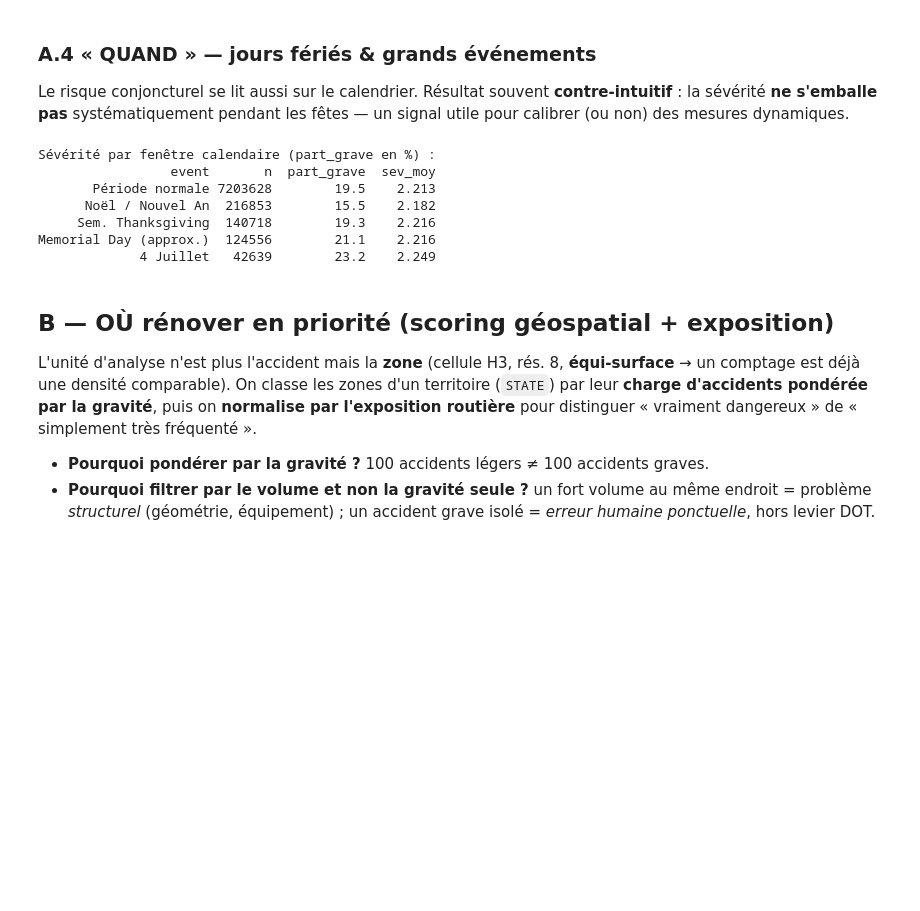
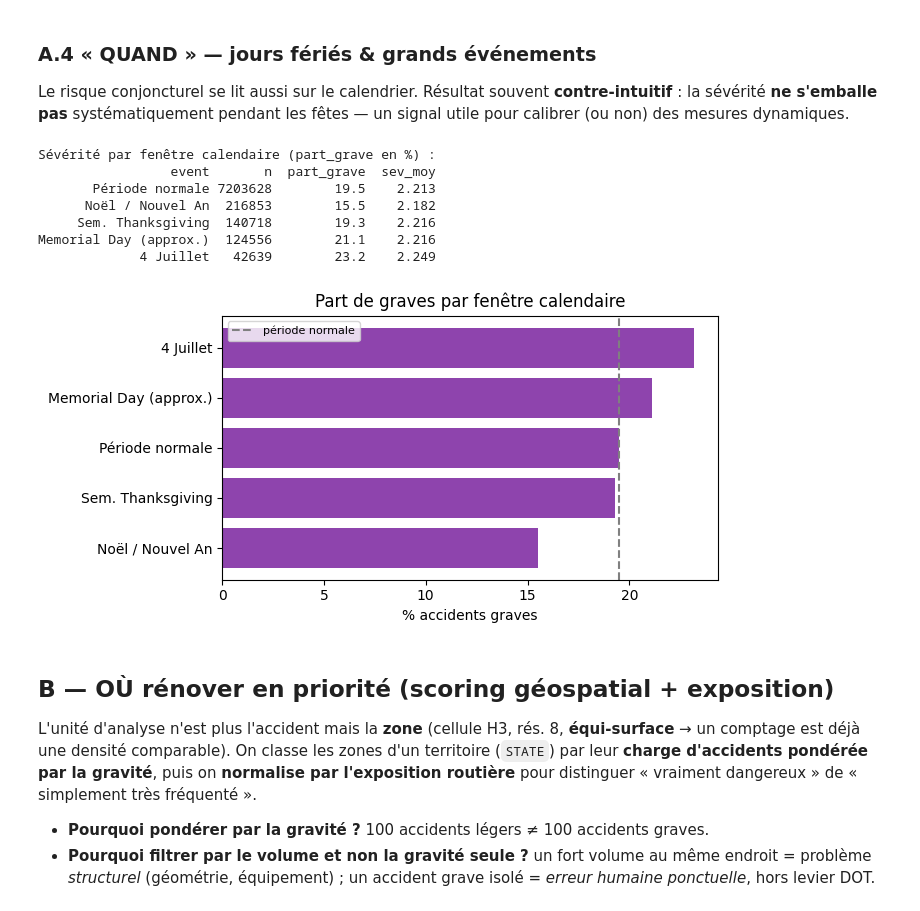
Before and after one commit to SabaMG/xploring, a Jupyter notebook: rendu/notebook.ipynb, the cells around one changed output. Saved outputs shown, nothing was run; the diff lists cells and outputs as text; code cells hidden in the pictures; blank space fills up the shorter version.

```diff
--- a/rendu/notebook.ipynb
+++ b/rendu/notebook.ipynb
@@ -435,28 +458,39 @@ Le risque conjoncturel se lit aussi sur le calendrier. Résultat souvent **contr
 # %%
 # Sévérité / volume pendant des fenêtres calendaires marquantes (vs période normale)
 mo, dy = F.month("start_time"), F.dayofmonth("start_time")
 ev = (F.when(((mo == 12) & (dy >= 24)) | ((mo == 1) & (dy <= 2)), "Noël / Nouvel An")
         .when((mo == 11) & (dy >= 22) & (dy <= 28), "Sem. Thanksgiving")
         .when((mo == 7) & (dy >= 3) & (dy <= 5), "4 Juillet")
         .when((mo == 5) & (dy >= 25), "Memorial Day (approx.)")
         .otherwise("Période normale"))
 evt = (clean_df.withColumn("event", ev)
        .groupBy("event").agg(F.count("*").alias("n"),
                              F.mean("grave").alias("part_grave"),
                              F.mean("severity").alias("sev_moy"))
        .orderBy(F.desc("n")).toPandas())
 evt["part_grave"] = (evt["part_grave"] * 100).round(1)
 evt["sev_moy"] = evt["sev_moy"].round(3)
 print("Sévérité par fenêtre calendaire (part_grave en %) :")
 print(evt.to_string(index=False))
+
+fig, ax = plt.subplots(figsize=(7, 3.6))
+e = evt.sort_values("part_grave")
+ax.barh(e["event"], e["part_grave"], color="#8e44ad")
+ref = evt.loc[evt["event"] == "Période normale", "part_grave"]
+if len(ref):
+    ax.axvline(ref.iloc[0], ls="--", c="grey", label="période normale")
+    ax.legend(fontsize=8)
+ax.set_xlabel("% accidents graves"); ax.set_title("Part de graves par fenêtre calendaire")
+plt.tight_layout(); plt.show()
 # %% [output]
 Sévérité par fenêtre calendaire (part_grave en %) :
                  event       n  part_grave  sev_moy
        Période normale 7203628        19.5    2.213
       Noël / Nouvel An  216853        15.5    2.182
      Sem. Thanksgiving  140718        19.3    2.216
 Memorial Day (approx.)  124556        21.1    2.216
              4 Juillet   42639        23.2    2.249
+[figure, added]
 # %% [markdown]
 ## B — OÙ rénover en priorité (scoring géospatial + exposition)
 
```
Also changed, not shown: parts of 13 cells of this notebook, 2 other files.
